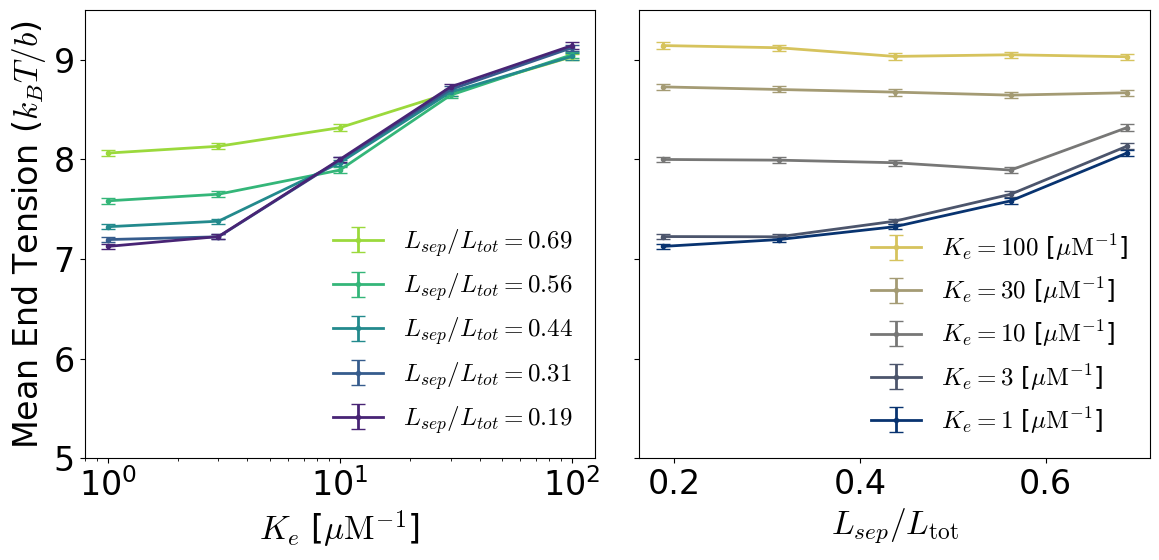
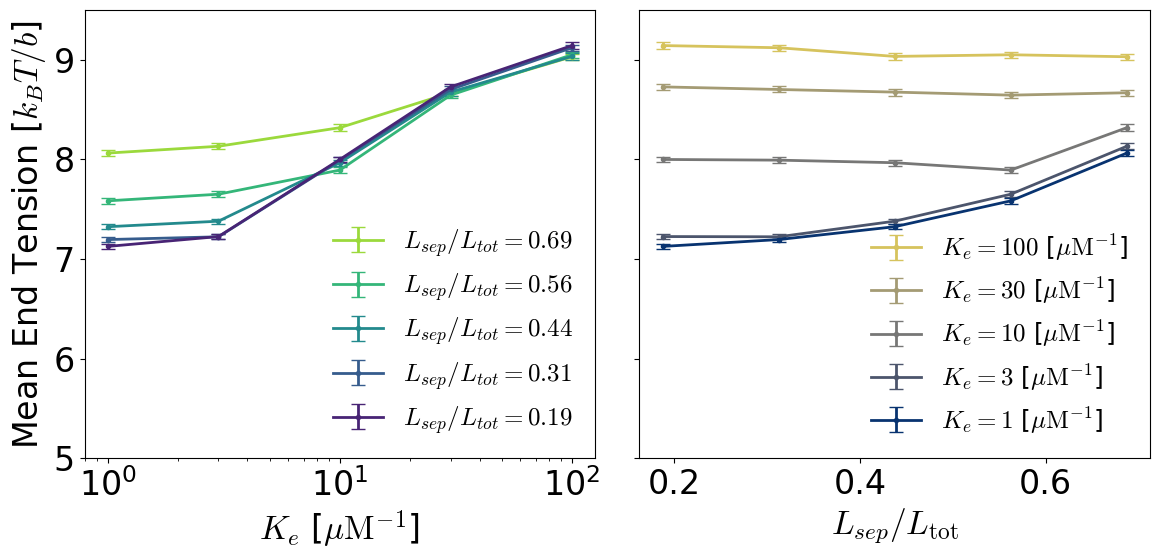
The change to this notebook cell's code, shown as a diff; its figure went from the first image to the second:
--- before
+++ after
@@ -17,4 +17,6 @@
 # Create figure with two subplots side by side
 fig, (ax1, ax2) = plt.subplots(1, 2, figsize=(12, 6), sharey=True)
+# Get the unique Ke values for color mapping
+Ke_vals = sorted(next(iter(loaded_tension_data_dict.values())).keys())
 ax1.set_prop_cycle(color=plt.cm.viridis_r(np.linspace(0.15, 0.9, len(Ke_vals))))
 
@@ -36,5 +38,5 @@
 ax1.set_ylim(5, 9.5)
 ax1.set_xlabel(r"$K_e$ [$\mu {\rm M}^{-1}$]")
-ax1.set_ylabel("Mean End Tension ($k_B T / b$)")
+ax1.set_ylabel("Mean End Tension [$k_B T / b$]")
 ax1.legend(fontsize=18, frameon=False, loc='lower right')
 
@@ -62,9 +64,9 @@
 plt.tight_layout()
 
-fig.savefig("SFig_tension/fig_supp_tension.pdf", dpi=600, bbox_inches="tight")
-fig.savefig("SFig_tension/fig_supp_tension.eps", dpi=600, bbox_inches="tight")
-fig.savefig("SFig_tension/fig_supp_tension.png", dpi=600, bbox_inches="tight")
-fig.savefig(image_path / "fig_supp_tension.png", dpi=600, bbox_inches="tight",)
-fig.savefig(image_path / "fig_supp_tension.eps", dpi=600, bbox_inches="tight",)
-fig.savefig(image_path / "fig_supp_tension.pdf", dpi=600, bbox_inches="tight",)
+fig.savefig("SFig_tension/sfig_tension.pdf", dpi=600, bbox_inches="tight")
+fig.savefig("SFig_tension/sfig_tension.eps", dpi=600, bbox_inches="tight")
+fig.savefig("SFig_tension/sfig_tension.png", dpi=600, bbox_inches="tight")
+fig.savefig(image_path / "sfig_tension.png", dpi=600, bbox_inches="tight",)
+fig.savefig(image_path / "sfig_tension.eps", dpi=600, bbox_inches="tight",)
+fig.savefig(image_path / "sfig_tension.pdf", dpi=600, bbox_inches="tight",)
 

Commit: Updated up to figure 7